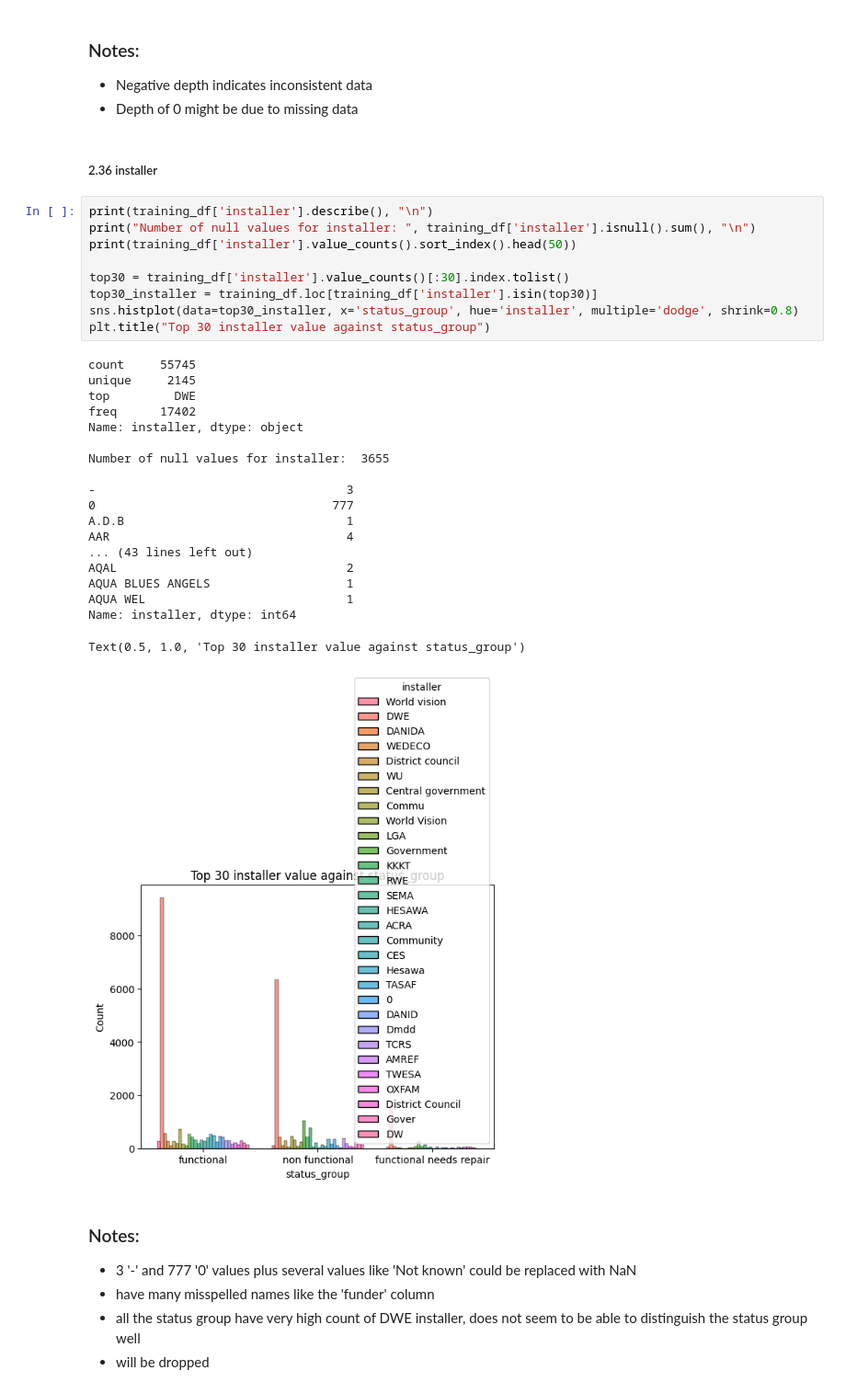
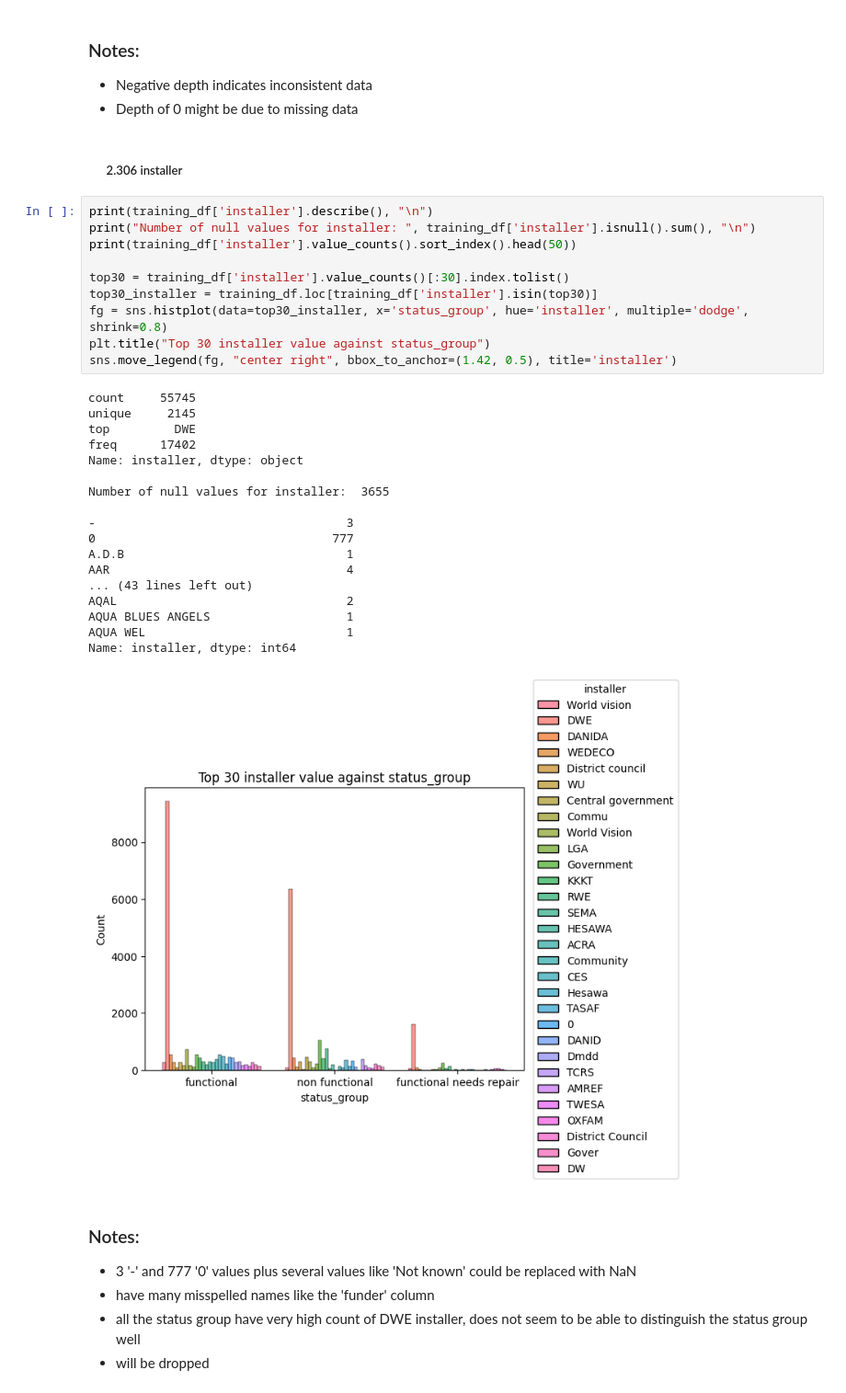
Before and after one commit to ShelbyChai/Pump-it-Up-Data-Mining-the-Water-Table, a Jupyter notebook: Pump it Up.ipynb, the cells around one changed output. Shown at 92% size. Drawn from its saved outputs; the diff is of its cells as text.

```diff
--- a/Pump it Up.ipynb
+++ b/Pump it Up.ipynb
@@ -268,36 +292,36 @@ Name: gps_height, Length: 2428, dtype: int64
 - Negative depth indicates inconsistent data
 - Depth of 0 might be due to missing data
 # %% [markdown]
-##### 2.36 installer
+##### &emsp; &nbsp; 2.306 installer
 # %%
 print(training_df['installer'].describe(), "\n")
 print("Number of null values for installer: ", training_df['installer'].isnull().sum(), "\n")
 print(training_df['installer'].value_counts().sort_index().head(50))
 
 top30 = training_df['installer'].value_counts()[:30].index.tolist()
 top30_installer = training_df.loc[training_df['installer'].isin(top30)]
-sns.histplot(data=top30_installer, x='status_group', hue='installer', multiple='dodge', shrink=0.8)
+fg = sns.histplot(data=top30_installer, x='status_group', hue='installer', multiple='dodge', shrink=0.8)
 plt.title("Top 30 installer value against status_group")
+sns.move_legend(fg, "center right", bbox_to_anchor=(1.42, 0.5), title='installer')
 # %% [output]
 count     55745
 unique     2145
 top         DWE
 freq      17402
 Name: installer, dtype: object
 
 Number of null values for installer:  3655
 
 -                                   3
 0                                 777
 A.D.B                               1
 AAR                                 4
 ... (43 lines left out)
 AQAL                                2
 AQUA BLUES ANGELS                   1
 AQUA WEL                            1
 Name: installer, dtype: int64
-Text(0.5, 1.0, 'Top 30 installer value against status_group')
-[figure, old version]
+[figure, new version]
 # %% [markdown]
 ### Notes:
 - 3 '-' and 777 '0' values plus several values like 'Not known' could be replaced with NaN
```
Also changed, not shown: parts of 63 cells of this notebook.
